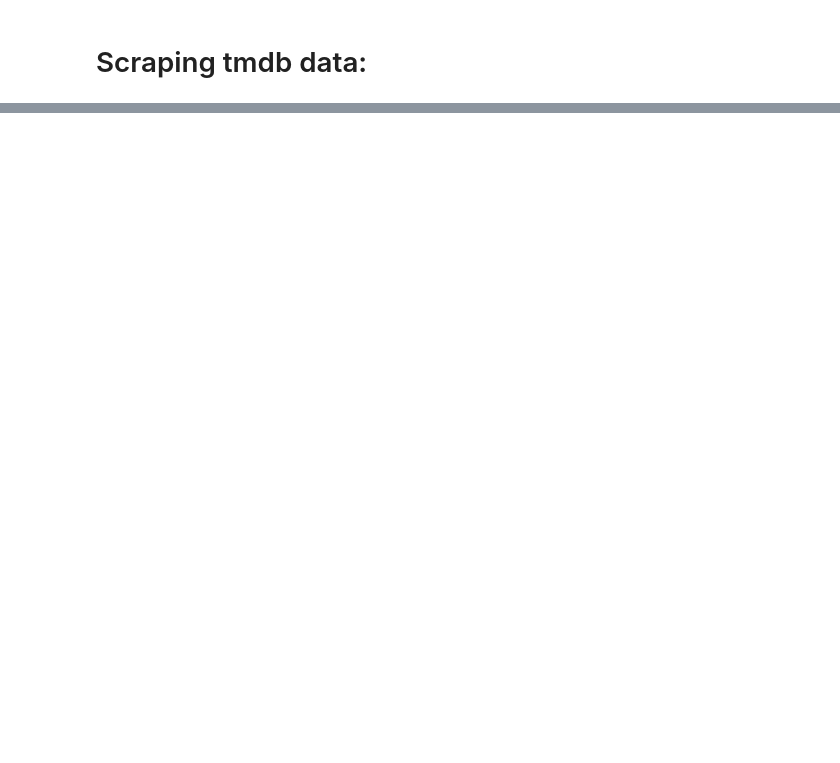
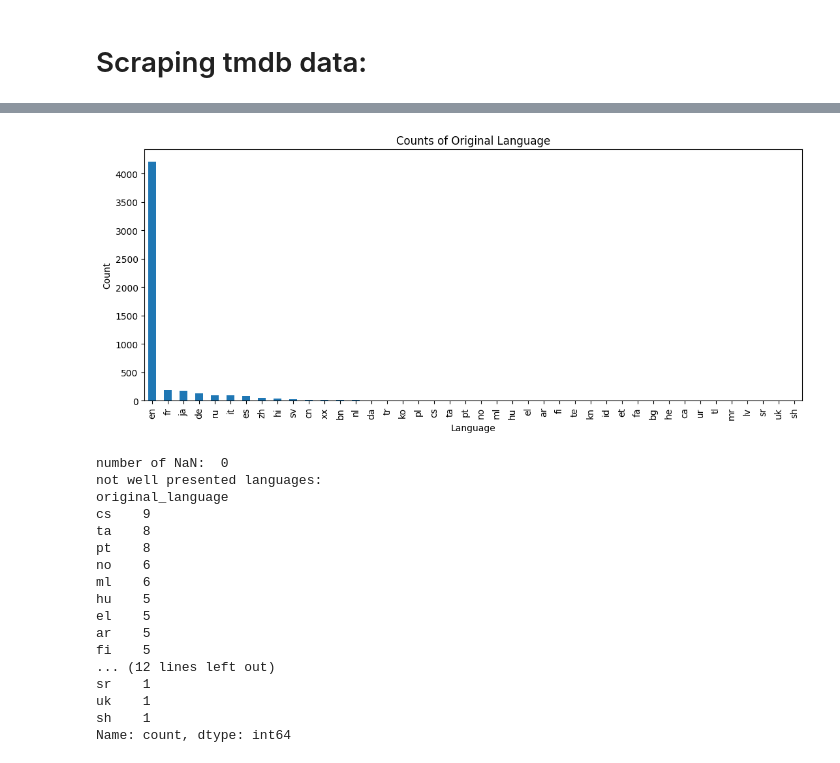
Before and after one commit to bruno-iorio/DALAS-project, a Jupyter notebook: Project.ipynb, the cells around one changed output, grey strips where cells are left out. Saved outputs shown, nothing was run; the diff lists cells and outputs as text; code cells hidden in the pictures; blank space fills up the shorter version.

```diff
--- a/Project.ipynb
+++ b/Project.ipynb
@@ -138,0 +245,29 @@ count_nan_overview =np.int64(0)
+# %%
+x = df["original_language"]
+x.value_counts().plot(kind='bar', figsize=(13, 5), title='Counts of Original Language')
+plt.xlabel('Language')
+plt.ylabel('Count')
+plt.show()
+
+print("number of NaN: ",(x == np.nan).sum().sum())
+print("not well presented languages: ")
+print(x.value_counts()[x.value_counts() < 10])
+# %% [output]
+[figure, added]
+number of NaN:  0
+not well presented languages:
+original_language
+cs    9
+ta    8
+pt    8
+no    6
+ml    6
+hu    5
+el    5
+ar    5
+fi    5
+... (12 lines left out)
+sr    1
+uk    1
+sh    1
+Name: count, dtype: int64
```
Also changed, not shown: parts of 10 cells of this notebook, 4 other files.
